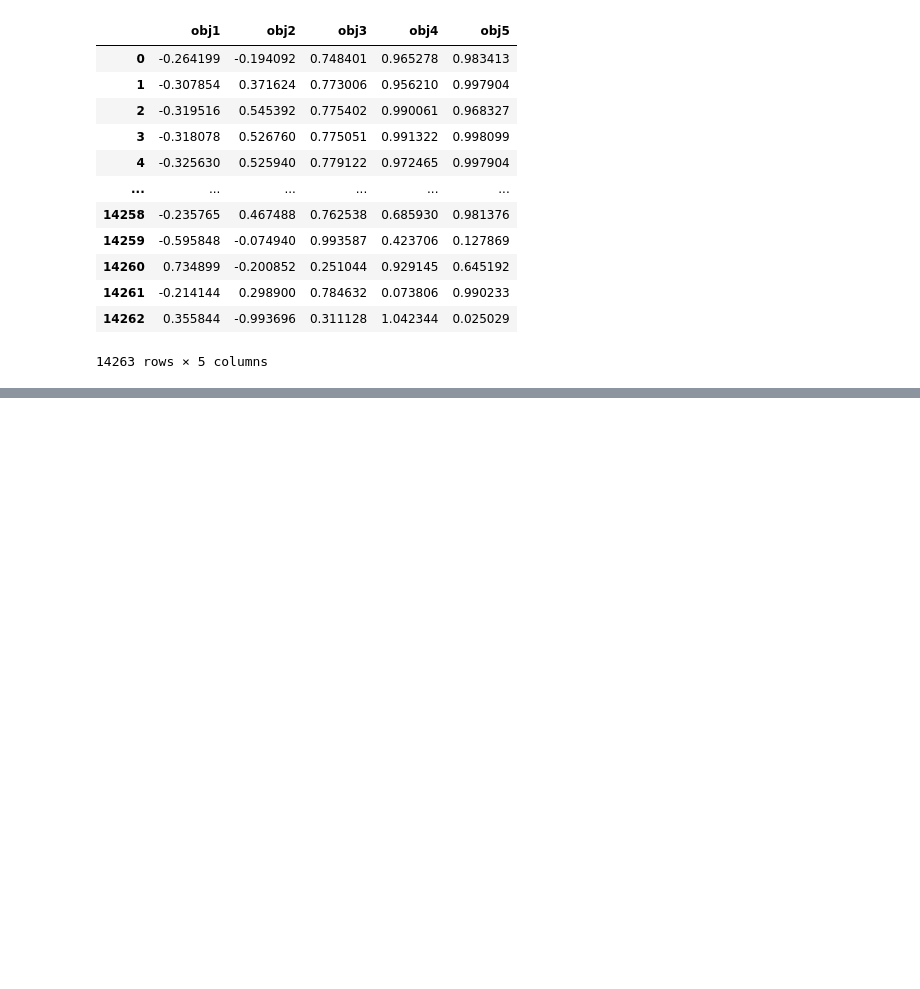
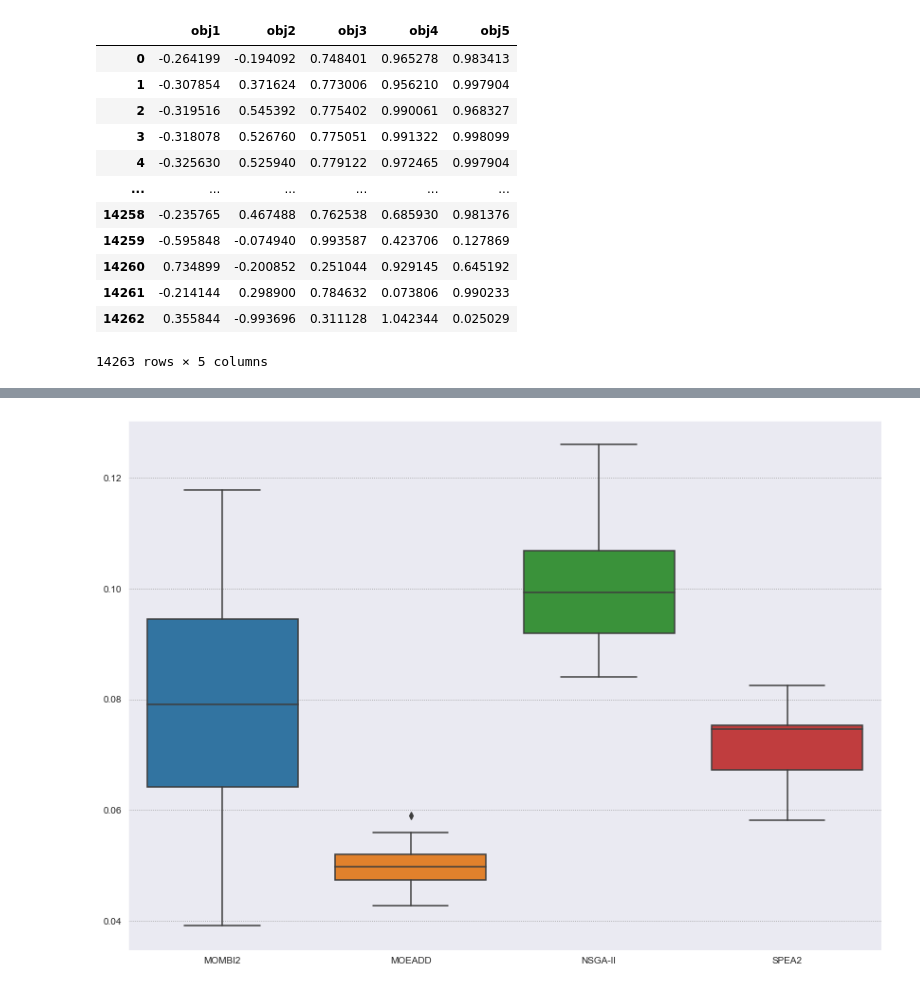
Before and after one commit to vinixnan/NormSystemOptimization, a Jupyter notebook: generateGraph.ipynb, the cells around one changed output, grey strips where cells are left out. Saved outputs shown, nothing was run; the diff lists cells and outputs as text; code cells hidden in the pictures; blank space fills up the shorter version.

```diff
--- a/generateGraph.ipynb
+++ b/generateGraph.ipynb
@@ -26,0 +60,4 @@ df
+# %%
+generateGraph(generateDF("alldata_2obj.csv", 3, 1, "NormSystem_obj_5_conf_400_100_5_0.05_10_5000"), "igdp2obj.png")
+# %% [output]
+[figure, added]
```
Also changed, not shown: parts of 6 cells of this notebook, 14 other files.
